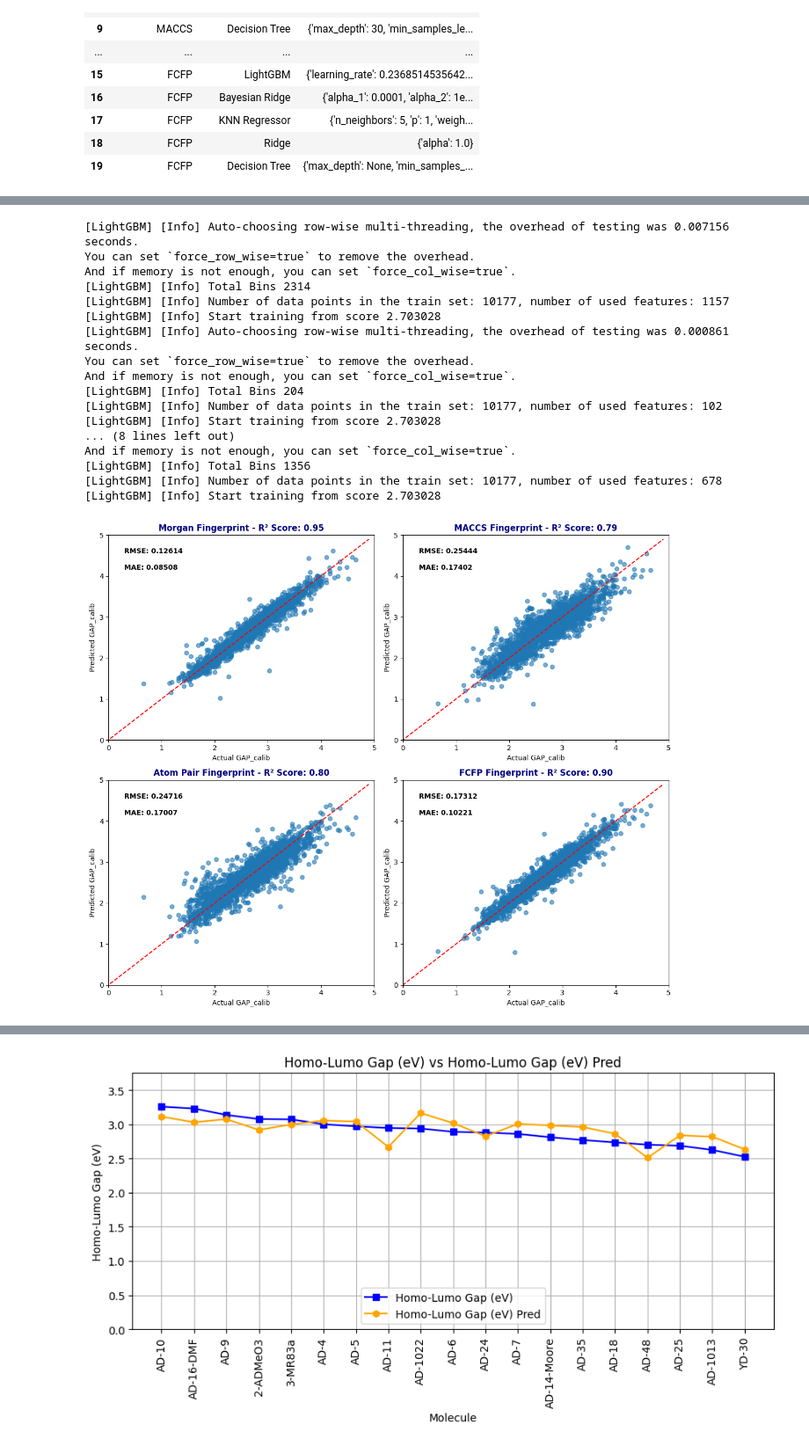
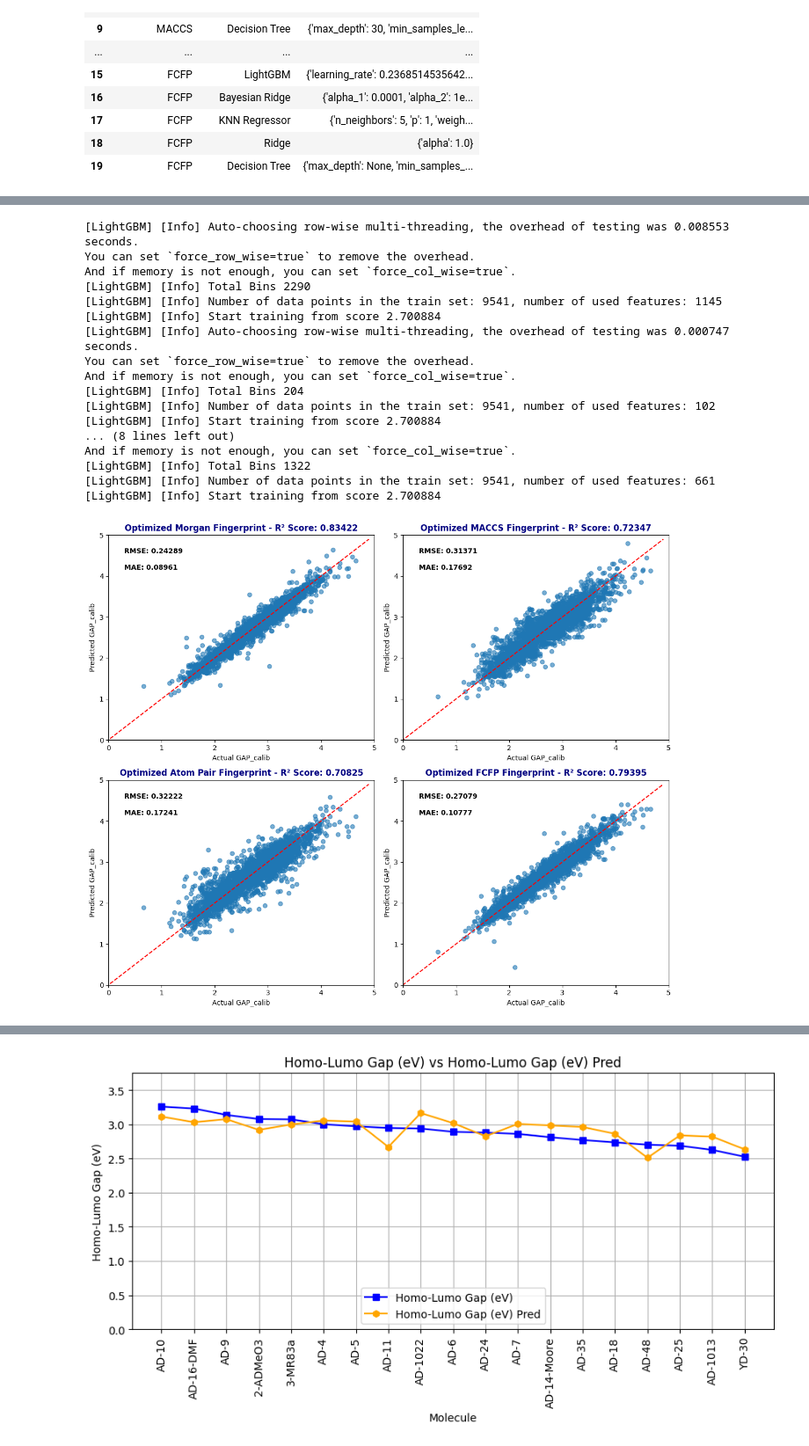
Before and after one commit to chamodpeiris/Curcumin_BendGap_Cheminfo, a Jupyter notebook: Cucumines/curcumin_donorfiltering/Calculated GAP Predict with LUMO Calc Filtering/curcumin_LUMO_Filter GAP Pred.ipynb, the cells around one changed output, grey strips where cells are left out. Shown at 88% size. Drawn from its saved outputs; the diff is of its cells as text; code cells hidden in the pictures.

Commit message:
Homo Lumo Predictions

```diff
--- a/Cucumines/curcumin_donorfiltering/Calculated GAP Predict with LUMO Calc Filtering/curcumin_LUMO_Filter GAP Pred.ipynb
+++ b/Cucumines/curcumin_donorfiltering/Calculated GAP Predict with LUMO Calc Filtering/curcumin_LUMO_Filter GAP Pred.ipynb
@@ -362,3 +364,15 @@ fig_mae.add_annotation(
 fig_r2.show()
 fig_rmse.show()
 fig_mae.show()
+# %%
+curcumin_df_mf = curcumin_df.copy()
+curcumin_df_mf['Morgan_Fingerprints'] = curcumin_df_mf['mol'].apply(
+    lambda x: list(AllChem.GetMorganFingerprintAsBitVect(x, 2, nBits=2048))
+)
+curcumin_df_mf.head()
+
+# convert the fingerprints to a DataFrame
+morgan_df = pd.DataFrame(curcumin_df_mf['Morgan_Fingerprints'].tolist(), columns=[f'morgan_{i}' for i in range(2048)])
+curcumin_df_mf = pd.concat([curcumin_df_mf.drop(columns=['Morgan_Fingerprints']), morgan_df], axis=1)
+curcumin_df_mf = curcumin_df_mf.sort_values(by='Homo-Lumo Gap (eV)', ascending=False).reset_index(drop=True)
+curcumin_df_mf.head()
@@ -622,12 +742,12 @@ fig_r2.show()
 fig_rmse.show()
 fig_mae.show()
 # %%
-import lightgbm as lgb
+from lightgbm import LGBMRegressor
 import matplotlib.pyplot as plt
 import pandas as pd
 import numpy as np
 from sklearn.model_selection import train_test_split
-from sklearn.metrics import mean_squared_error
+from sklearn.metrics import mean_squared_error, r2_score, mean_absolute_error
 
 # Assuming the LightGBM model is already defined and trained
 # Define the dataframes and corresponding names
@@ -648,26 +768,26 @@ for idx, (fingerprint_name, df) in enumerate(dataframes.items()):
     y = df["GAP_calc"]  # Target
 
     # Split the data into training and testing sets
-    X_train, X_test, y_train, y_test = train_test_split(X, y, test_size=0.2, random_state=42)
+    X_train, X_test, y_train, y_test = train_test_split(X, y, test_size=0.25, random_state=42)
 
     # Define and train the LightGBM model
-    lgbm_model = lgb.LGBMRegressor()
-    lgbm_model.fit(X_train, y_train)
+    model = LGBMRegressor()
+    model.fit(X_train, y_train)
 
     # Predict on the test set
-    y_pred = lgbm_model.predict(X_test)
+    y_pred = model.predict(X_test)
 
     # Calculate R² Score
-    r2_score = lgbm_model.score(X_test, y_test)
+    r2score = r2_score(y_test, y_pred)
 
     # Calculate RMSE and MAE
     rmse = np.sqrt(mean_squared_error(y_test, y_pred))
     mae = np.mean(np.abs(y_test - y_pred))
 
     # Plot the actual vs predicted
-    axes[idx].scatter(y_test, y_pred, alpha=0.6)
+    axes[idx].scatter(y_test, y_pred, alpha=0.4)
     axes[idx].plot([y.min(), y.max()], [y.min(), y.max()], color='red', linestyle='--')  # 45-degree line
-    axes[idx].set_title(f'{fingerprint_name} Fingerprint - R² Score: {r2_score:.2f}', fontsize=12, weight='bold', color='navy')
+    axes[idx].set_title(f'Initial {fingerprint_name} Fingerprint - R² Score: {r2score:.5f}', fontsize=12, weight='bold', color='navy')
     axes[idx].set_xlabel('Actual GAP_calib')
     axes[idx].set_ylabel('Predicted GAP_calib')
 
@@ -707,10 +827,10 @@ And if memory is not enough, you can set `force_col_wise=true`.
 # %%
-import lightgbm as lgb
+from lightgbm import LGBMRegressor
 import matplotlib.pyplot as plt
 import pandas as pd
 import numpy as np
 from sklearn.model_selection import train_test_split
-from sklearn.metrics import mean_squared_error
+from sklearn.metrics import mean_squared_error, r2_score, mean_absolute_error
 
 # Optimized LightGBM parameters
 lgbm_params = {
@@ -737,17 +857,17 @@ for idx, (fingerprint_name, df) in enumerate(dataframes.items()):
     y = df["GAP_calc"]  # Target
 
     # Split the data into training and testing sets
-    X_train, X_test, y_train, y_test = train_test_split(X, y, test_size=0.2, random_state=42)
+    X_train, X_test, y_train, y_test = train_test_split(X, y, test_size=0.25, random_state=42)
 
     # Define and train the LightGBM model with optimized parameters
-    lgbm_model = lgb.LGBMRegressor(**lgbm_params)
+    lgbm_model = LGBMRegressor(**lgbm_params)
     lgbm_model.fit(X_train, y_train)
 
     # Predict on the test set
     y_pred = lgbm_model.predict(X_test)
 
     # Calculate R² Score
-    r2_score = lgbm_model.score(X_test, y_test)
+    r2 = r2_score(y_test, y_pred)
 
     # Calculate RMSE, R2 Score, and MAE
     rmse = np.sqrt(mean_squared_error(y_test, y_pred))
@@ -755,45 +875,45 @@ for idx, (fingerprint_name, df) in enumerate(dataframes.items()):
 
     # Plot the actual vs predicted
     axes[idx].scatter(y_test, y_pred, alpha=0.6)
     axes[idx].plot([y.min(), y.max()], [y.min(), y.max()], color='red', linestyle='--')  # 45-degree line
-    axes[idx].set_title(f'{fingerprint_name} Fingerprint - R² Score: {r2_score:.2f}', fontsize=12, weight='bold', color='navy')
+    axes[idx].set_title(f'Optimized {fingerprint_name} Fingerprint - R² Score: {r2:.5f}', fontsize=12, weight='bold', color='navy')
     axes[idx].set_xlabel('Actual GAP_calib')
     axes[idx].set_ylabel('Predicted GAP_calib')
 
     # Set the limits for the x and y axes
     axes[idx].set_xlim(0,5)
     axes[idx].set_ylim(0,5)
 
 
     # Add RMSE and MAE to the plot
     axes[idx].text(0.3, 4.55, f'RMSE: {rmse:.5f}', fontsize=10, color='black', weight='bold')
     axes[idx].text(0.3, 4.15, f'MAE: {mae:.5f}', fontsize=10, color='black', weight='bold')
 
     # Draw a square around the text and set the background color to white
     axes[idx].add_patch(plt.Rectangle((0.1, 5.05), 1.6, 0.8, fill='white', color='navy', alpha=0.2))
 
 # Adjust layout and show the plot
 plt.tight_layout()
 plt.show()
 # %% [output]
-[LightGBM] [Info] Auto-choosing row-wise multi-threading, the overhead of testing was 0.007156 seconds.
+[LightGBM] [Info] Auto-choosing row-wise multi-threading, the overhead of testing was 0.008553 seconds.
 You can set `force_row_wise=true` to remove the overhead.
 And if memory is not enough, you can set `force_col_wise=true`.
-[LightGBM] [Info] Total Bins 2314
-[LightGBM] [Info] Number of data points in the train set: 10177, number of used features: 1157
-[LightGBM] [Info] Start training from score 2.703028
-[LightGBM] [Info] Auto-choosing row-wise multi-threading, the overhead of testing was 0.000861 seconds.
+[LightGBM] [Info] Total Bins 2290
+[LightGBM] [Info] Number of data points in the train set: 9541, number of used features: 1145
+[LightGBM] [Info] Start training from score 2.700884
+[LightGBM] [Info] Auto-choosing row-wise multi-threading, the overhead of testing was 0.000747 seconds.
 You can set `force_row_wise=true` to remove the overhead.
 And if memory is not enough, you can set `force_col_wise=true`.
 [LightGBM] [Info] Total Bins 204
-[LightGBM] [Info] Number of data points in the train set: 10177, number of used features: 102
-[LightGBM] [Info] Start training from score 2.703028
+[LightGBM] [Info] Number of data points in the train set: 9541, number of used features: 102
+[LightGBM] [Info] Start training from score 2.700884
 ... (8 lines left out)
 And if memory is not enough, you can set `force_col_wise=true`.
-[LightGBM] [Info] Total Bins 1356
-[LightGBM] [Info] Number of data points in the train set: 10177, number of used features: 678
-[LightGBM] [Info] Start training from score 2.703028
+[LightGBM] [Info] Total Bins 1322
+[LightGBM] [Info] Number of data points in the train set: 9541, number of used features: 661
+[LightGBM] [Info] Start training from score 2.700884
-[figure, old version]
+[figure, new version]
 # %%
 curcumin_df_mf = curcumin_df.copy()
 curcumin_df_mf['Morgan_Fingerprints'] = curcumin_df_mf['mol'].apply(
```
Also changed, not shown: parts of 9 cells of this notebook, 4 other files.
